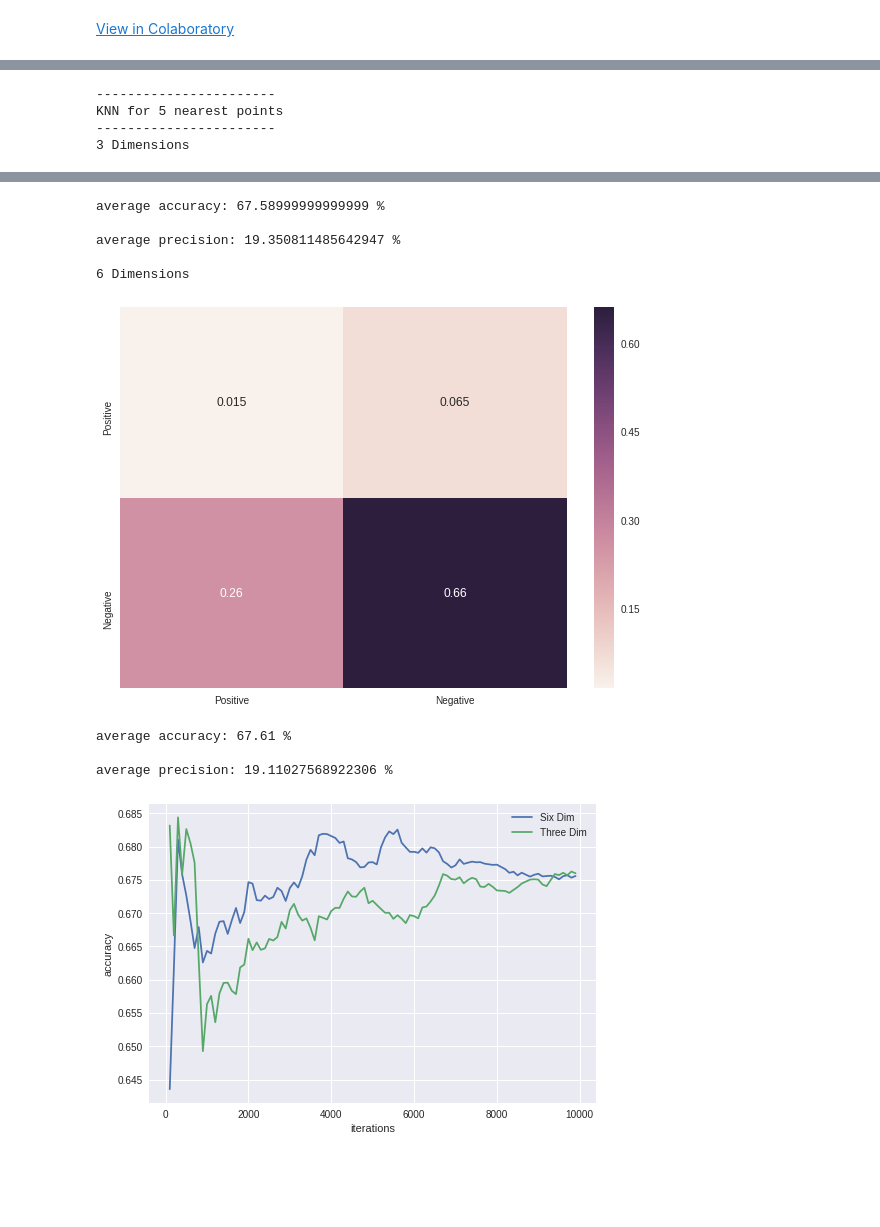
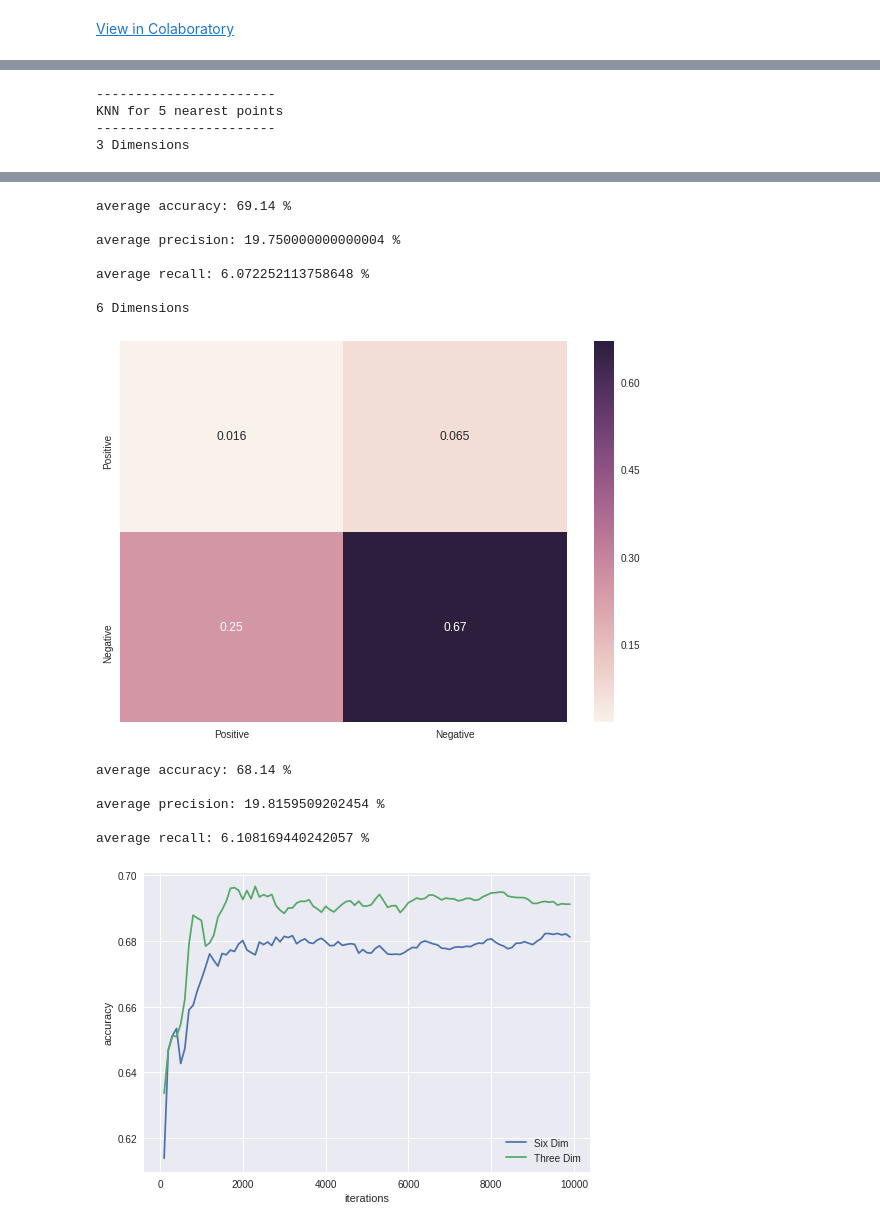
Before and after one commit to jgrandinetti/AI, a Jupyter notebook: SBRT.ipynb, the cells around one changed output, grey strips where cells are left out. Cells and saved outputs as stored; diff of their text form; code cells hidden in the pictures; blank space fills up the shorter version.

```diff
--- a/SBRT.ipynb
+++ b/SBRT.ipynb
@@ -62,13 +62,14 @@ _________________________________________________________________
 
 acc = []
 loss = []
+acc_count = []
 
 its = 100
 size = 81
 
 for it in range(its):
 
-  testing_split = np.random.uniform(0.1, 0.4)
+  testing_split = 0.35 #np.random.uniform(0.1, 0.4)
 
   training_size = int(size*(1-testing_split))
   testing_size = int(size*testing_split)
@@ -201,7 +202,8 @@ for it in range(its):
 
   # Fit Model
 
-  history = model.fit(X_train, Y_train, batch_size = 5, epochs=25,  class_weight = class_weight, verbose = 0)
+  history = model.fit(X_train, Y_train, batch_size = 3, epochs=25,  class_weight = class_weight, verbose = 0)
   results = model.evaluate(X_test, Y_test, verbose = 0)
   acc.append(results[1])
+  acc_count.append(it)
   loss.append(results[0])
@@ -220,0 +210,31 @@ Loss: 1.2652077354118227
+# %%
+all_acc = [(59/81)] * len(acc)
+avg_acc = [np.average(acc)] * len(acc)
+
+plt.figure(figsize=(15,10))
+plt.plot(acc_count, acc)
+plt.plot(acc_count, all_acc, label='All Non-Fail Accuracy')
+plt.plot(acc_count, avg_acc, label='Model Average Accuracy')
+plt.xlabel('iterations')
+plt.ylabel('accuracy')
+plt.legend(loc='best')
+plt.show()
+
+print("Results for %0.0f random groupings of data" %its)
+print("-----------------------")
+acc = np.array(acc)
+print("All Non-Failure Accuracy:", (100*59/81), "%")
+print("Avg. Accuracy:",np.average(acc)*100,"%")
+print("Accuracy:",(acc[-1])*100,"%")
+
+loss = np.array(loss)
+print("Avg Loss:",np.average(loss))
+
+
+ynew = model.predict(X_test)
+for x in range(len(ynew)):
+  print(np.rint(ynew[x]))
+print()
+print((Y_test))
+
+#vary batch size and testing split
@@ -416,6 +455,8 @@ for num_points in range(3,6,2): # Will run for 3 closest points and then again f
 
   prec1 = np.average(true_positive / (false_positive + true_positive))
   prec1 *= 100
+  recall1 = np.average(true_positive / (true_positive + false_negative))
+  recall1 *= 100
 
   acc1 = np.average(acc1)
   acc1 = acc1 * 100
@@ -423,6 +464,8 @@ for num_points in range(3,6,2): # Will run for 3 closest points and then again f
   print("average accuracy:", acc1, "%")
   print()
   print('average precision:', prec1, '%')
+  print()
+  print('average recall:', recall1, '%')
   print()
   del its_count1[0]
   del running_avg1[0]
@@ -601,6 +644,8 @@ for num_points in range(3,6,2): # Will run for 3 closest points and then again f
 
   prec2 = np.average(true_positive / (false_positive + true_positive))
   prec2 *= 100
+  recall2 = np.average(true_positive / (true_positive + false_negative))
+  recall2 *= 100
 
   acc2 = np.average(acc2)
   acc2 = acc2 * 100
@@ -608,6 +653,8 @@ for num_points in range(3,6,2): # Will run for 3 closest points and then again f
   print("average accuracy:", acc2, "%")
   print()
   print('average precision:', prec2, '%')
+  print()
+  print('average recall:', recall2, '%')
   print()
 
   del its_count2[0]
@@ -642,10 +693,14 @@ KNN for 5 nearest points
-average accuracy: 67.58999999999999 %
+average accuracy: 69.14 %
 
-average precision: 19.350811485642947 %
+average precision: 19.750000000000004 %
+
+average recall: 6.072252113758648 %
 
 6 Dimensions
-[figure, old version]
+[figure, new version]
-average accuracy: 67.61 %
+average accuracy: 68.14 %
 
-average precision: 19.11027568922306 %
+average precision: 19.8159509202454 %
+
+average recall: 6.108169440242057 %
-[figure, old version]
+[figure, new version]
```
Also changed, not shown: parts of 4 cells of this notebook.
